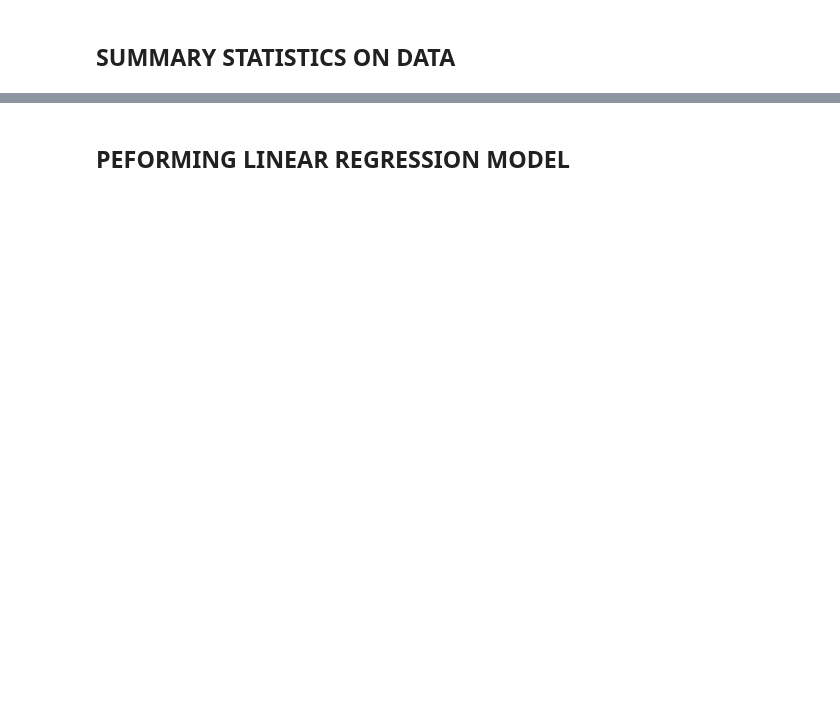
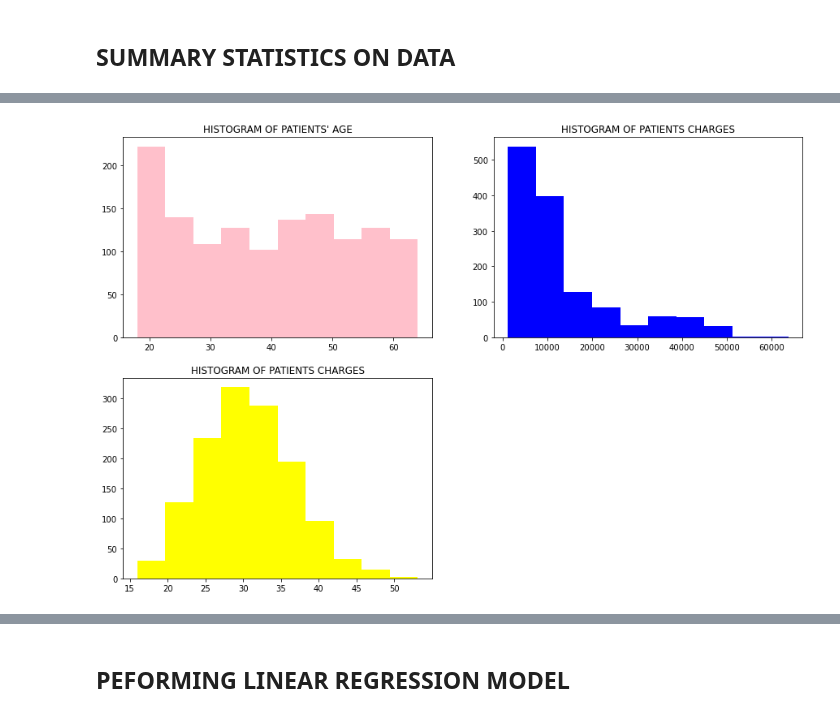
Before and after one commit to JedSolo/US-Medical-Insurance-Costs, a Jupyter notebook: us-medical-insurance-costs.ipynb, the cells around one changed output, grey strips where cells are left out. Saved outputs shown, nothing was run; the diff lists cells and outputs as text; code cells hidden in the pictures; blank space fills up the shorter version.

```diff
--- a/us-medical-insurance-costs.ipynb
+++ b/us-medical-insurance-costs.ipynb
@@ -174,0 +64,20 @@ plt.show()
+# %%
+import matplotlib.pyplot as plt
+
+
+plt.figure(figsize=(15,10))
+plt.subplot(2,2,1)
+plt.hist(insurance_data.age, range=(18, 64), bins=10, color='pink')
+plt.title("HISTOGRAM OF PATIENTS' AGE")
+
+plt.subplot(2,2,2)
+plt.hist(insurance_data.charges, color='blue')
+plt.title('HISTOGRAM OF PATIENTS CHARGES')
+
+plt.subplot(2,2,3)
+plt.hist(insurance_data.bmi, color='yellow')
+plt.title('HISTOGRAM OF PATIENTS CHARGES')
+
+plt.show()
+# %% [output]
+[figure, added]
```
Also changed, not shown: parts of 19 cells of this notebook.
